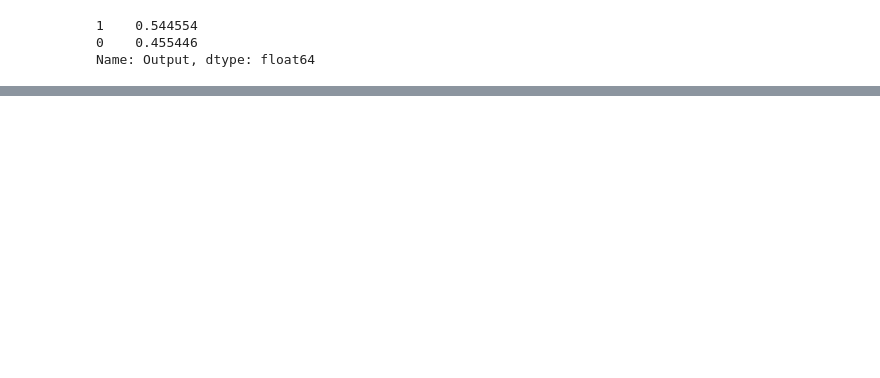
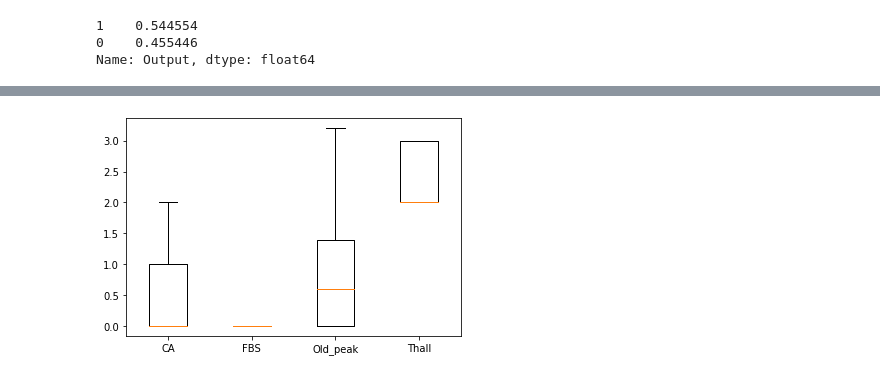
Before and after one commit to Ahmed-Ashraf-Marzouk/data-mining-algorithms, a Jupyter notebook: Data_Preprocessing.ipynb, the cells around one changed output, grey strips where cells are left out. Saved outputs shown, nothing was run; the diff lists cells and outputs as text; code cells hidden in the pictures; blank space fills up the shorter version.

```diff
--- a/Data_Preprocessing.ipynb
+++ b/Data_Preprocessing.ipynb
@@ -117,0 +154,12 @@ plt.show()
+# %%
+# Cleaned data after removing outliers
+df = df.loc[df['CA'] < 2.5]
+df = df.loc[df['FBS'] < 0.5]
+df = df.loc[df['Old_peak'] < 3.5]
+df = df.loc[df['Thall'] > 1]
+arr = [df['CA'].to_numpy(), df['FBS'].to_numpy(), df['Old_peak'].to_numpy(), df['Thall'].to_numpy()]
+plt.boxplot(arr)
+plt.xticks([1, 2, 3, 4], ['CA', 'FBS', 'Old_peak', 'Thall'])
+plt.show()
+# %% [output]
+[figure, added]
```
Also changed, not shown: parts of 17 cells of this notebook.
